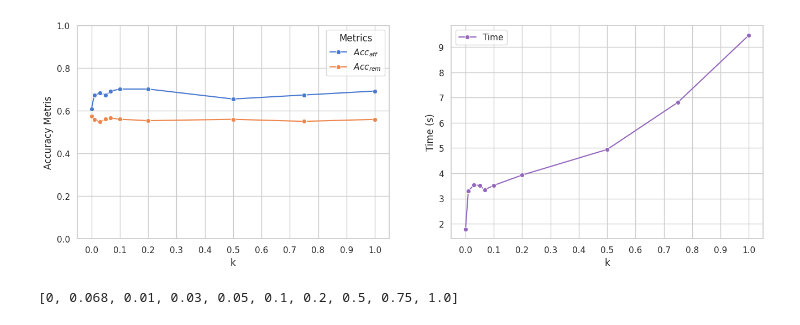
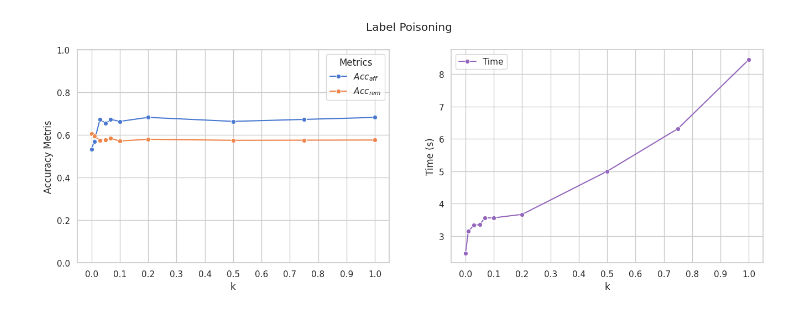
Before and after one commit to varshitakolipaka/corrective-unlearning-for-gnns, a Jupyter notebook: plotter.ipynb, the cells around one changed output. Cells and saved outputs as stored; diff of their text form; code cells hidden in the pictures.

Commit message:
feat: plot code

```diff
--- a/plotter.ipynb
+++ b/plotter.ipynb
@@ -18,36 +13,31 @@ time= [1.7895336151123047]
+# %%
+forg= [0.53319357092942]
+util= [0.6045796241662836]
+k_frac= [0]
+time= [2.4731943607330322]
+
+forg.extend([dictv["forg_val"] for dictv in dict_arr])
+util.extend([dictv["util_val"] for dictv in dict_arr])
+time.extend([dictv["time_taken"] for dictv in dict_arr])
+k_frac.extend([dictv["k_frac"] for dictv in dict_arr])
 # %%
-# Sample data for demonstration
-# Replace these with actual values
-forg.extend([dictv["Forg_Accuracy"] for dictv in dict_arr])
-util.extend([dictv["Util_Accuracy"] for dictv in dict_arr])
-time.extend([dictv["time"] for dictv in dict_arr])
-k_frac.extend([dictv["k_frac"] for dictv in dict_arr])
-
-# Set Seaborn style for aesthetics
 sns.set(style="whitegrid", palette="muted")
-
-# Create a figure with two subplots
 fig, axes = plt.subplots(1, 2, figsize=(16, 5), sharex=True, gridspec_kw={'hspace': 0.4})
-
-# First subplot: `forg` and `util` vs. `k_frac`
 sns.lineplot(x=k_frac, y=forg, label='$Acc_{aff}$', ax=axes[0], marker='o')
 sns.lineplot(x=k_frac, y=util, label='$Acc_{rem}$', ax=axes[0], marker='o')
 axes[0].set_ylabel("Accuracy Metris")
 axes[0].legend(title="Metrics")
 axes[0].set_xlabel("k")
 axes[0].set_ylim(0, 1)
 axes[0].set_xticks(np.arange(0, 1.1, 0.1))
 
 # Second subplot: `time` vs. `k_frac`
 sns.lineplot(x=k_frac, y=time, label='Time', ax=axes[1], color="tab:purple", marker='o')
 axes[1].set_xlabel("k")
 axes[1].set_ylabel("Time (s)")
 # Show the plot
+plt.suptitle("Label Poisoning")
 plt.tight_layout()
 plt.show()
 # %% [output]
-[figure, old version]
+[figure, new version]
-# %%
-k_frac
-# %% [output]
-[0, 0.068, 0.01, 0.03, 0.05, 0.1, 0.2, 0.5, 0.75, 1.0]
```
Also changed, not shown: parts of 3 cells of this notebook, 15 other files.
